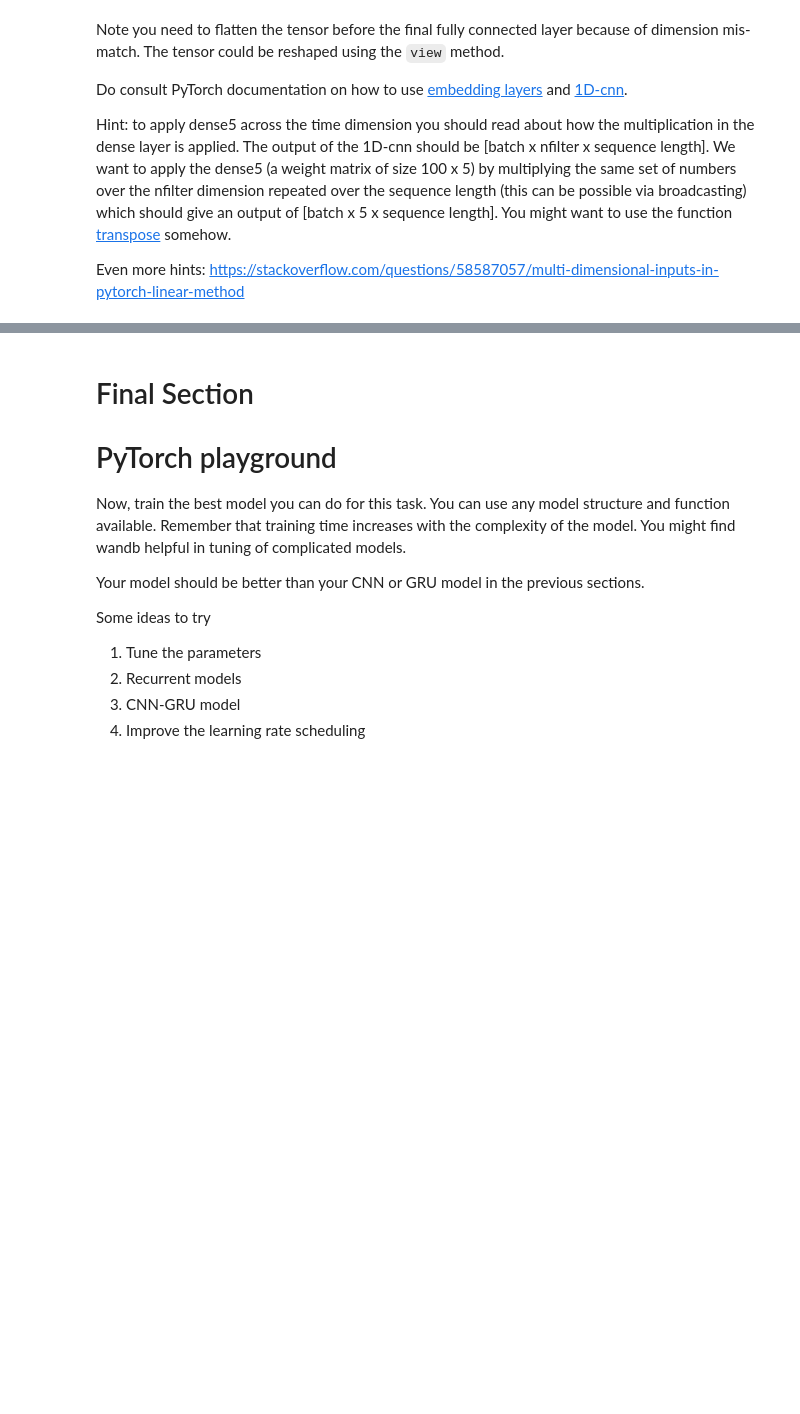
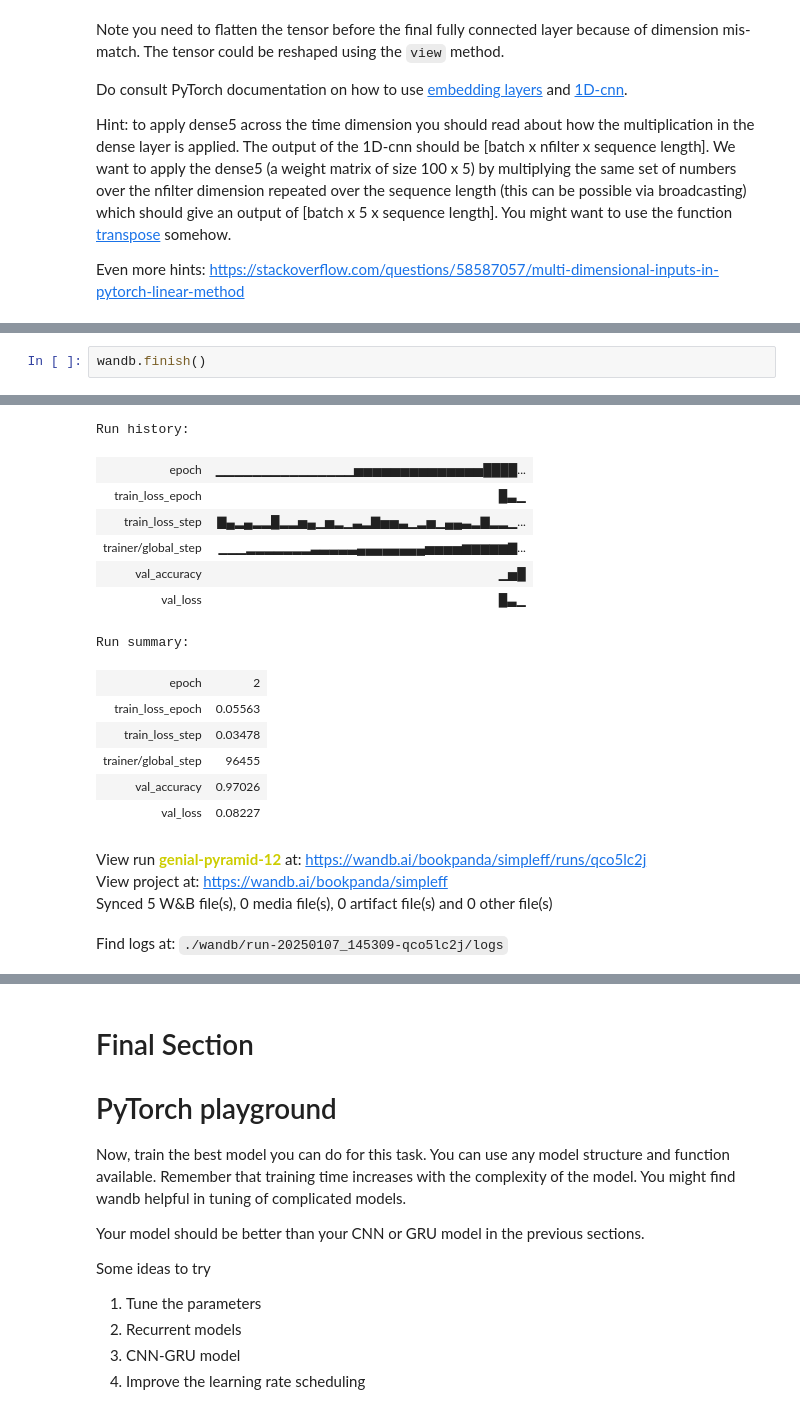
Before and after one commit to bookpanda/2110572-NLP-SYS, a Jupyter notebook: codes/L01_Intro&Tokenization/HW1_2_Neural_Network_Tokenization_to_Student_2024.ipynb, the cells around one changed output, grey strips where cells are left out. Cells and saved outputs as stored; diff of their text form; blank space fills up the shorter version.

```diff
--- a/codes/L01_Intro&Tokenization/HW1_2_Neural_Network_Tokenization_to_Student_2024.ipynb
+++ b/codes/L01_Intro&Tokenization/HW1_2_Neural_Network_Tokenization_to_Student_2024.ipynb
@@ -953,0 +1030,3 @@ print(result)
+# %%
+wandb.finish()
+# %% [output]
@@ -953,0 +1034,18 @@ print(result)
+Run history:
+| epoch | ▁▁▁▁▁▁▁▁▁▁▁▁▁▁▁▅▅▅▅▅▅▅▅▅▅▅▅▅▅████... |
+| train_loss_epoch | █▃▁ |
+| train_loss_step | ▇▄▂▄▂▂█▂▂▅▄▁▅▂▁▃▂▇▅▅▃▁▂▅▁▄▄▃▂▇▂▂▁... |
+| trainer/global_step | ▁▁▁▂▂▂▂▂▂▂▃▃▃▃▃▄▄▄▄▄▄▄▄▅▅▅▅▆▆▆▆▆▇... |
+| val_accuracy | ▁▅█ |
+| val_loss | █▃▁ |
+Run summary:
+| epoch | 2 |
+| train_loss_epoch | 0.05563 |
+| train_loss_step | 0.03478 |
+| trainer/global_step | 96455 |
+| val_accuracy | 0.97026 |
+| val_loss | 0.08227 |
+View run genial-pyramid-12 at: https://wandb.ai/bookpanda/simpleff/runs/qco5lc2j
+View project at: https://wandb.ai/bookpanda/simpleff
+Synced 5 W&B file(s), 0 media file(s), 0 artifact file(s) and 0 other file(s)
+Find logs at: ./wandb/run-20250107_145309-qco5lc2j/logs
```
Also changed, not shown: parts of 35 cells of this notebook.
